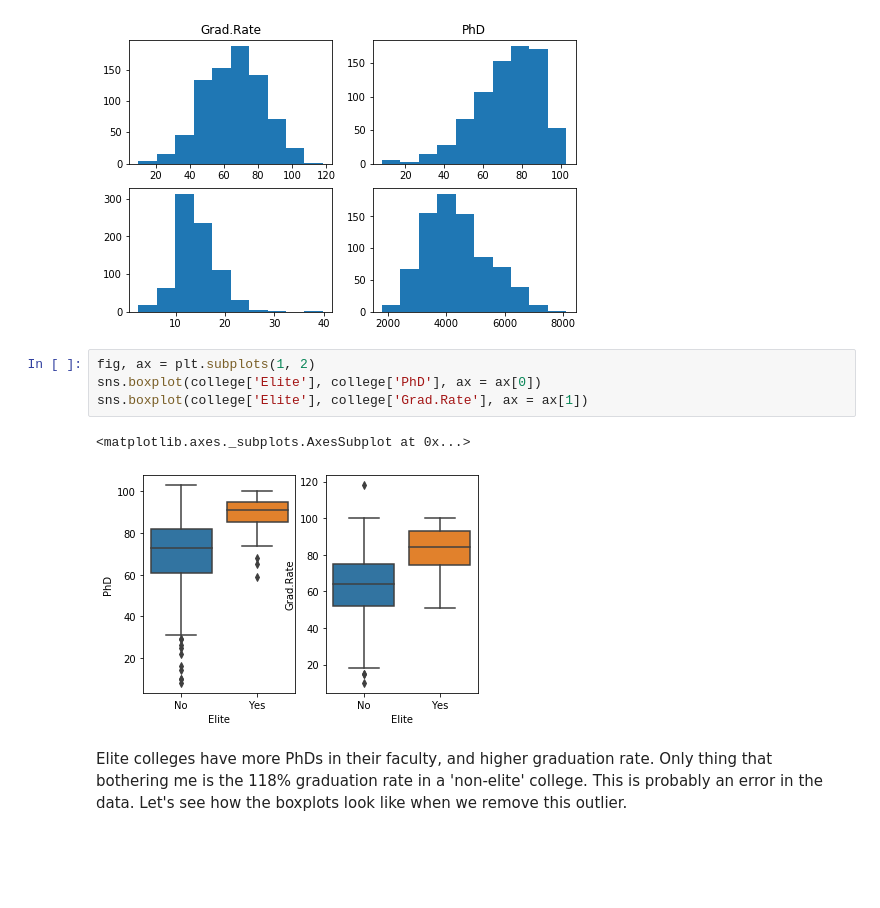
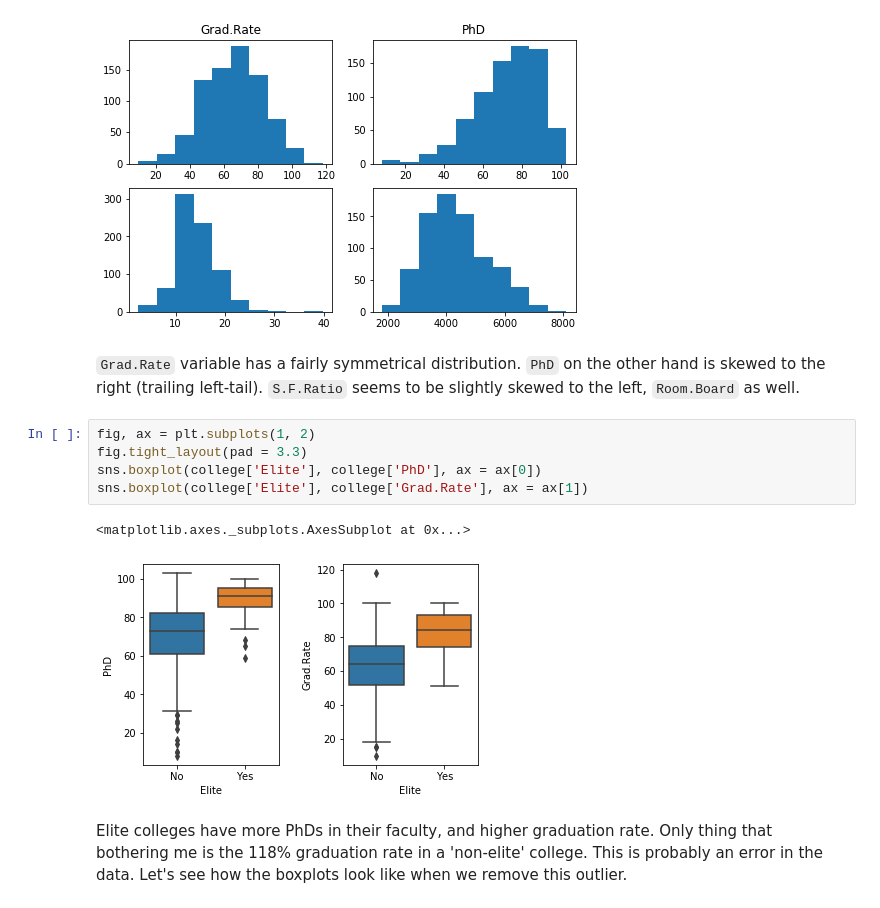
Before and after one commit to JanuszPXYZ/ISLR-Python, a Jupyter notebook: Chapter 2 - Statistical Learning - Applied Exercises.ipynb, the cells around one changed output. Cells and saved outputs as stored; diff of their text form; blank space fills up the shorter version.

```diff
--- a/Chapter 2 - Statistical Learning - Applied Exercises.ipynb
+++ b/Chapter 2 - Statistical Learning - Applied Exercises.ipynb
@@ -91,13 +93,16 @@ ax[0,1].title.set_text('PhD')
 plt.show()
 # %% [output]
 [figure]
+# %% [markdown]
+`Grad.Rate` variable has a fairly symmetrical distribution. `PhD` on the other hand is skewed to the right (trailing left-tail). `S.F.Ratio` seems to be slightly skewed to the left, `Room.Board` as well.
 # %%
 fig, ax = plt.subplots(1, 2)
+fig.tight_layout(pad = 3.3)
 sns.boxplot(college['Elite'], college['PhD'], ax = ax[0])
 sns.boxplot(college['Elite'], college['Grad.Rate'], ax = ax[1])
 # %% [output]
 <matplotlib.axes._subplots.AxesSubplot at 0x...>
-[figure, old version]
+[figure, new version]
 # %% [markdown]
 Elite colleges have more PhDs in their faculty, and higher graduation rate. Only thing that bothering me is the 118% graduation rate in a 'non-elite' college. This is probably an error in the data. Let's see how the boxplots look like when we remove this outlier.
 # %%
```
Also changed, not shown: parts of 27 cells of this notebook.
